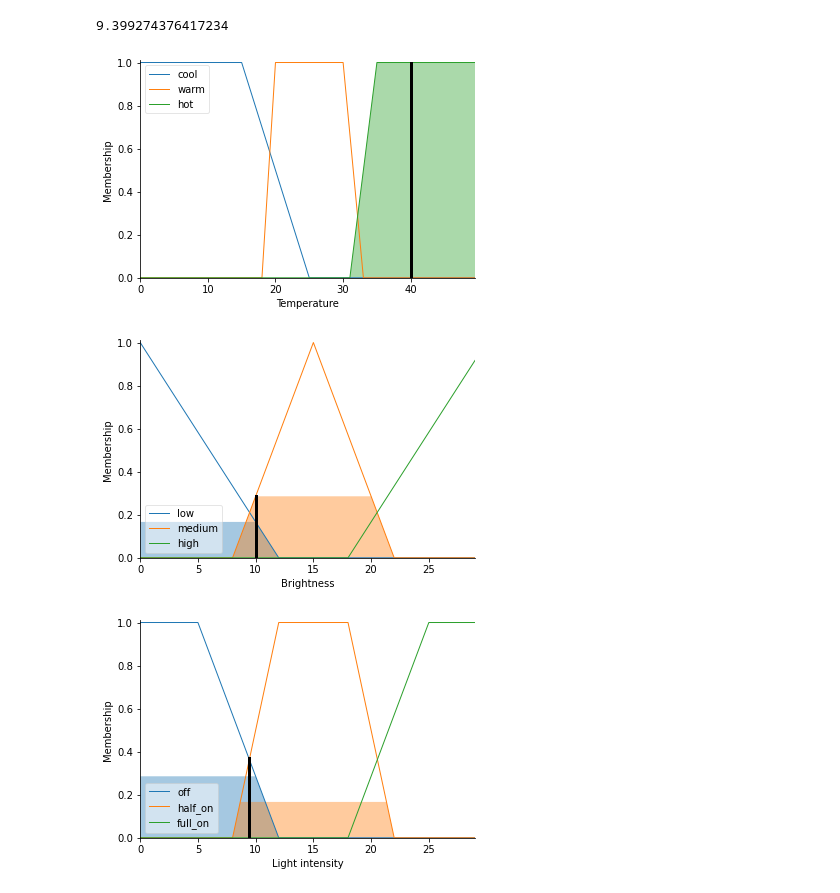
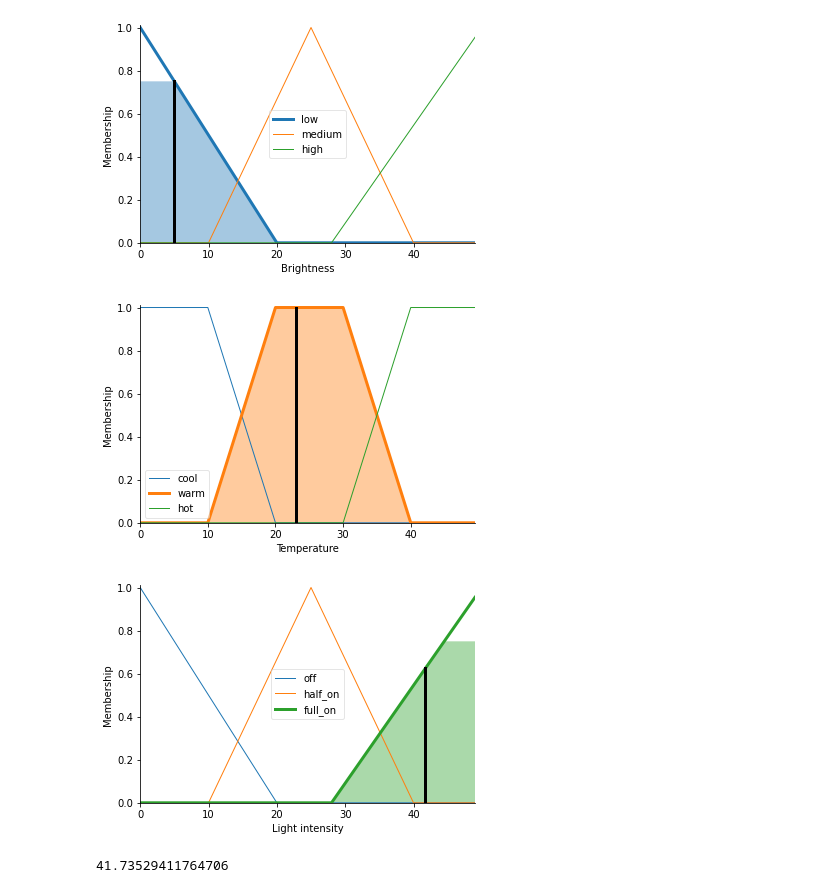
Before and after one commit to pannawit2541/CI_Assignment, a Jupyter notebook: Assignment 2/Untitled.ipynb, the cells around one changed output. Cells and saved outputs as stored; diff of their text form; code cells hidden in the pictures.

```diff
--- a/Assignment 2/Untitled.ipynb
+++ b/Assignment 2/Untitled.ipynb
@@ -12,13 +12,19 @@ L_inten = ctrl.Consequent(np.arange(0, 30, 1), 'Light intensity') # cd
 # %%
-Bright['low'] = fuzz.trimf(Bright.universe, [0, 0, 12])
-Bright['medium'] = fuzz.trimf(Bright.universe, [8, 15, 22])
-Bright['high'] = fuzz.trimf(Bright.universe, [18, 30, 30])
+ # สร้างฟังก์ชันความเป็นสมาชิกของแต่ละฟัซซี
 #=====================================================================
-Temp['cool'] = fuzz.trapmf(Temp.universe,[0,0,15,25])
-Temp['warm'] = fuzz.trapmf(Temp.universe,[18,20,30,33])
-Temp['hot'] = fuzz.trapmf(Temp.universe,[31,35,50,50])
-#=====================================================================
-L_inten['off'] = fuzz.trapmf(L_inten.universe,[0,0,5,12])
-L_inten['half_on'] = fuzz.trapmf(L_inten.universe,[8,12,18,22])
-L_inten['full_on'] = fuzz.trapmf(L_inten.universe,[18,25,30,30])
+
+ #  ----- ฟังก์ชั่นสามเหลี่ยม
+ Bright['low'] = fuzz.trimf(Bright.universe, [0, 0, 20])
+ Bright['medium'] = fuzz.trimf(Bright.universe, [10, 25, 40])
+ Bright['high'] = fuzz.trimf(Bright.universe, [28, 50, 50])
+
+#  ----- ฟังก์ชั่นาี่เหลี่ยมคางหมู
+ Temp['cool'] = fuzz.trapmf(Temp.universe,[0,0,10,20])
+ Temp['warm'] = fuzz.trapmf(Temp.universe,[10,20,30,40])
+ Temp['hot'] = fuzz.trapmf(Temp.universe,[30,40,50,50])
+
+#  ----- ฟังก์ชั่นสามเหลี่ยม
+ L_inten['off'] = fuzz.trimf(L_inten.universe,[0, 0, 20])
+ L_inten['half_on'] = fuzz.trimf(L_inten.universe,[10, 25, 40])
+ L_inten['full_on'] = fuzz.trimf(L_inten.universe,[28, 50, 50])
 # %%
@@ -47,6 +69,10 @@ rule2.view()
 # %%
-light_ctrl = ctrl.ControlSystem([rule1, rule2, rule3,rule4,rule5,rule6,rule7,rule8,rule9])
+#สร้างระบบตามกฎฟัซซีที่กำหนดไว้
+#=====================================================================
+light_ctrl = ctrl.ControlSystem([rule0,rule1,rule2])
 lighting = ctrl.ControlSystemSimulation(light_ctrl)
 # %%
-lighting.input['Brightness'] = 10
-lighting.input['Temperature'] = 40
+#ใส่อินพุตให้ระบบ
+#=====================================================================
+lighting.input['Brightness'] = 5
+lighting.input['Temperature'] = 23
@@ -55,10 +83,16 @@ lighting.compute()
 # %%
-print(lighting.output['Light intensity'])
-Temp.view(sim=lighting)
-Bright.view(sim=lighting)
-L_inten.view(sim=lighting)
+#วิเคราะห์อินพุตที่ได้รับมา
+#=====================================================================
+Bright['low'].view(sim=lighting)
+Temp['warm'].view(sim=lighting)
+L_inten['full_on'].view(sim=lighting)
 # %% [output]
-9.399274376417234
-[figure, old version]
+[figure, new version]
-[figure, old version]
+[figure, new version]
-[figure, old version]
+[figure, new version]
+# %%
+#ทำการดีฟัซซีผลลัพธ์
+#=====================================================================
+print(lighting.output['Light intensity'])
+# %% [output]
+41.73529411764706
```
Also changed, not shown: parts of 7 cells of this notebook, 8 other files.
